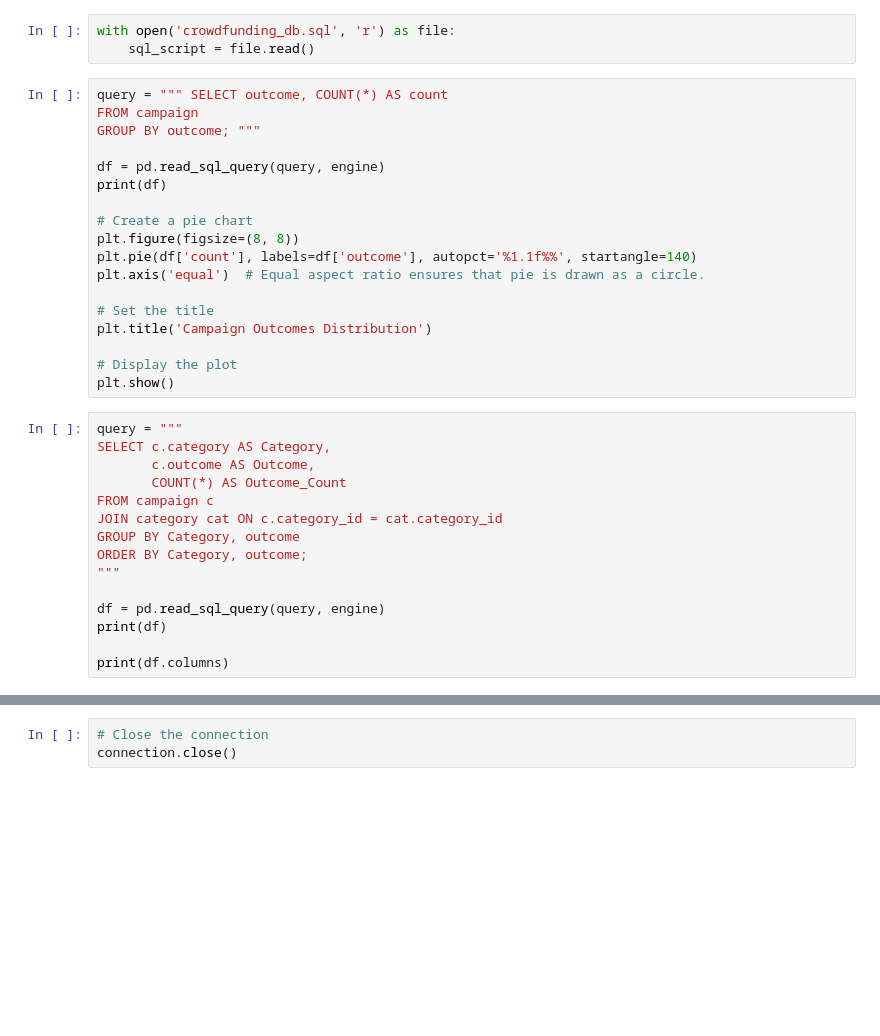
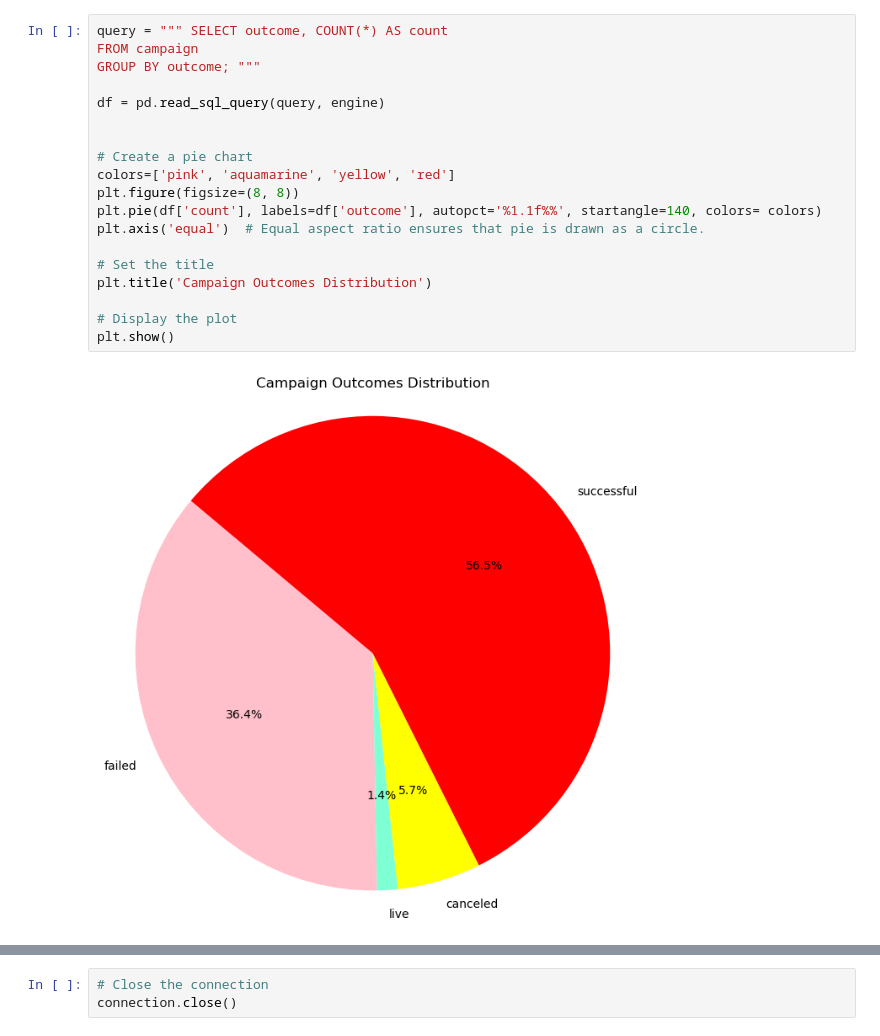
Before and after one commit to gabrielaza22/Crowdfunding_ETL, a Jupyter notebook: Jupyter Notebook/queries and visuals.ipynb, the cells around one changed output, grey strips where cells are left out. Drawn from its saved outputs; the diff is of its cells as text; blank space fills up the shorter version.

```diff
--- a/Jupyter Notebook/queries and visuals.ipynb
+++ b/Jupyter Notebook/queries and visuals.ipynb
@@ -13,37 +10,22 @@ OperationalError: (psycopg2.OperationalError) connection to server at "localhost
-# %%
-with open('crowdfunding_db.sql', 'r') as file:
-    sql_script = file.read()
 # %%
 query = """ SELECT outcome, COUNT(*) AS count
 FROM campaign
 GROUP BY outcome; """
 
 df = pd.read_sql_query(query, engine)
-print(df)
+
 
 # Create a pie chart
+colors=['pink', 'aquamarine', 'yellow', 'red']
 plt.figure(figsize=(8, 8))
-plt.pie(df['count'], labels=df['outcome'], autopct='%1.1f%%', startangle=140)
+plt.pie(df['count'], labels=df['outcome'], autopct='%1.1f%%', startangle=140, colors= colors)
 plt.axis('equal')  # Equal aspect ratio ensures that pie is drawn as a circle.
 
 # Set the title
 plt.title('Campaign Outcomes Distribution')
 
 # Display the plot
 plt.show()
+# %% [output]
+[figure, added]
-# %%
-query = """
-SELECT c.category AS Category,
-       c.outcome AS Outcome,
-       COUNT(*) AS Outcome_Count
-FROM campaign c
-JOIN category cat ON c.category_id = cat.category_id
-GROUP BY Category, outcome
-ORDER BY Category, outcome;
-"""
-
-df = pd.read_sql_query(query, engine)
-print(df)
-
-print(df.columns)
 # %%
```
Also changed, not shown: parts of 4 cells of this notebook, 4 other files.
